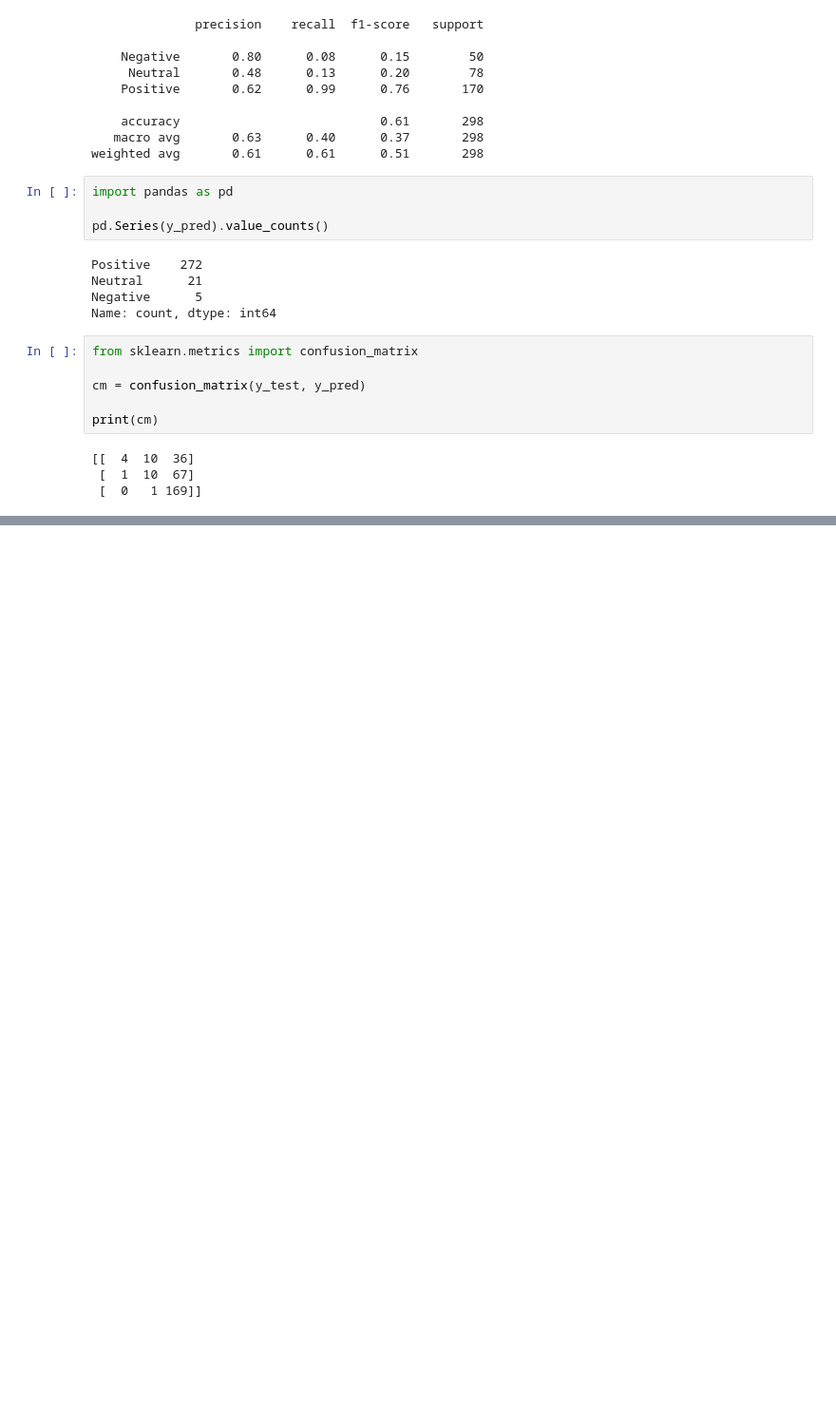
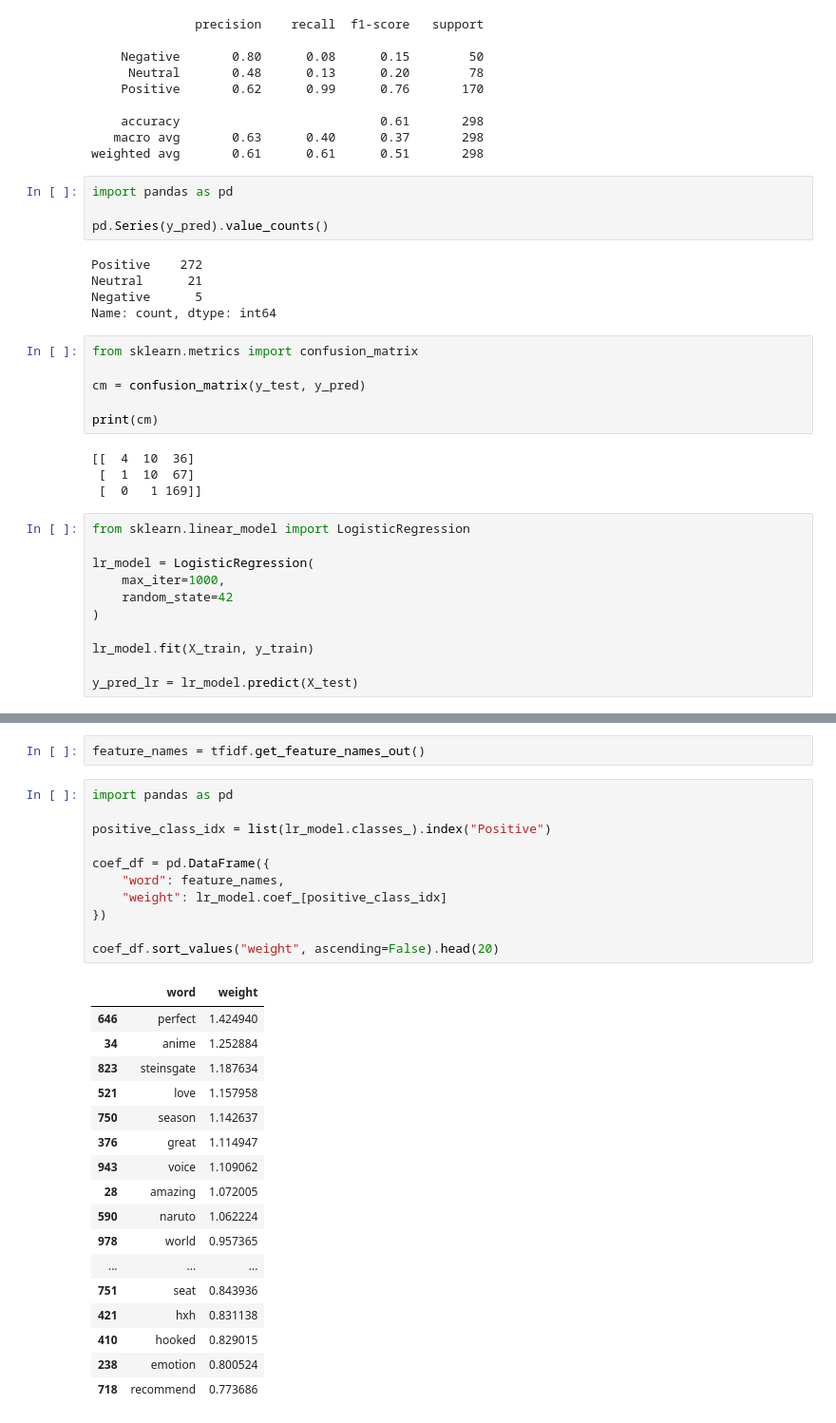
Before and after one commit to manasscodes/otaku-ai, a Jupyter notebook: notebooks/02_text_preprocessing.ipynb, the cells around one changed output, grey strips where cells are left out. Shown at 95% size. Cells and saved outputs as stored; diff of their text form; blank space fills up the shorter version.

Commit message:
feat: complete sentiment analysis pipeline and model interpretation

```diff
--- a/notebooks/02_text_preprocessing.ipynb
+++ b/notebooks/02_text_preprocessing.ipynb
@@ -231,3 +231,14 @@ print(cm)
 [[  4  10  36]
  [  1  10  67]
  [  0   1 169]]
+# %%
+from sklearn.linear_model import LogisticRegression
+
+lr_model = LogisticRegression(
+    max_iter=1000,
+    random_state=42
+)
+
+lr_model.fit(X_train, y_train)
+
+y_pred_lr = lr_model.predict(X_test)
@@ -233,0 +265,31 @@ print(cm)
+# %%
+feature_names = tfidf.get_feature_names_out()
+# %%
+import pandas as pd
+
+positive_class_idx = list(lr_model.classes_).index("Positive")
+
+coef_df = pd.DataFrame({
+    "word": feature_names,
+    "weight": lr_model.coef_[positive_class_idx]
+})
+
+coef_df.sort_values("weight", ascending=False).head(20)
+# %% [output]
+|  | word | weight |
+| 646 | perfect | 1.424940 |
+| 34 | anime | 1.252884 |
+| 823 | steinsgate | 1.187634 |
+| 521 | love | 1.157958 |
+| 750 | season | 1.142637 |
+| 376 | great | 1.114947 |
+| 943 | voice | 1.109062 |
+| 28 | amazing | 1.072005 |
+| 590 | naruto | 1.062224 |
+| 978 | world | 0.957365 |
+| ... | ... | ... |
+| 751 | seat | 0.843936 |
+| 421 | hxh | 0.831138 |
+| 410 | hooked | 0.829015 |
+| 238 | emotion | 0.800524 |
+| 718 | recommend | 0.773686 |
```
Also changed, not shown: parts of 16 cells of this notebook, 4 other files.
